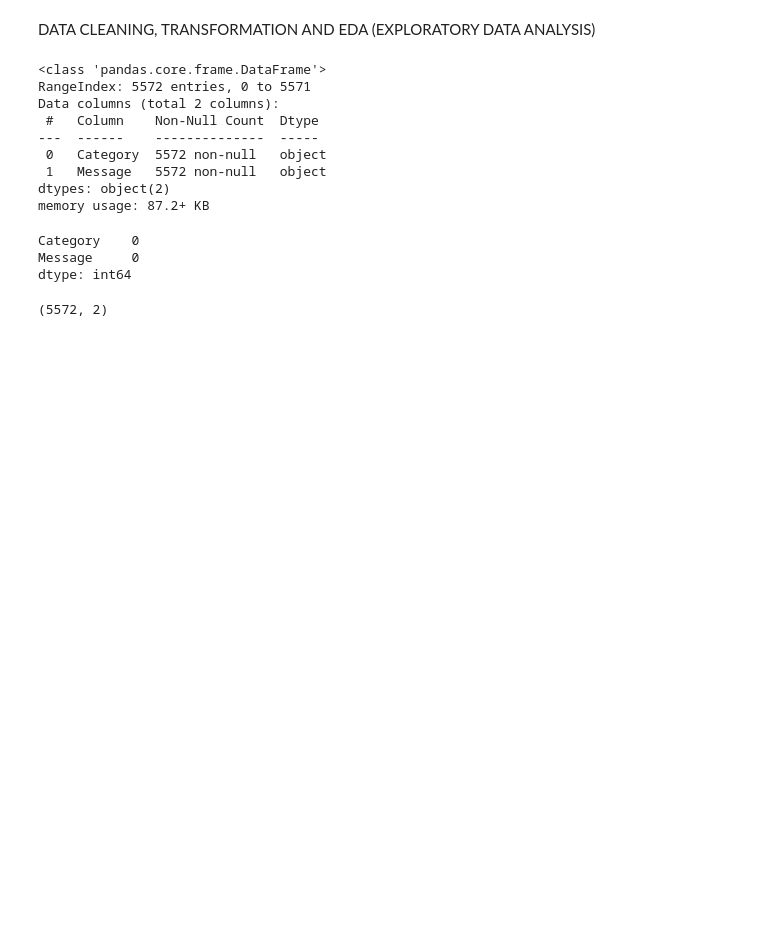
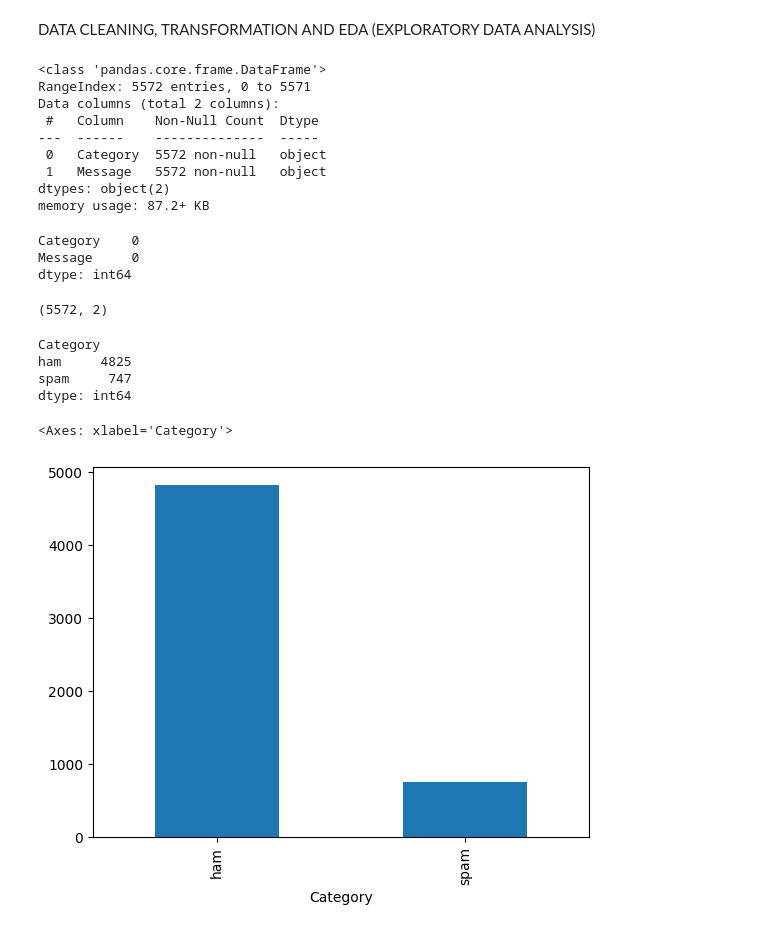
Before and after one commit to RMx-03/Email_Spam-Classifier, a Jupyter notebook: spam_classifier.ipynb, the cells around one changed output. Drawn from its saved outputs; the diff is of its cells as text; code cells hidden in the pictures; blank space fills up the shorter version.

```diff
--- a/spam_classifier.ipynb
+++ b/spam_classifier.ipynb
@@ -71,3 +73,16 @@ dtype: int64
 df.shape  # checking for the dimensions of the dataset
 # %% [output]
 (5572, 2)
+# %%
+df.groupby('Category').size()  # checking for the classes in the dataset
+# %% [output]
+Category
+ham     4825
+spam     747
+dtype: int64
+# %%
+# Bar plot
+df['Category'].value_counts().plot(kind='bar')  # plotting the classes in the dataset
+# %% [output]
+<Axes: xlabel='Category'>
+[figure, added]
```
Also changed, not shown: parts of 7 cells of this notebook.
